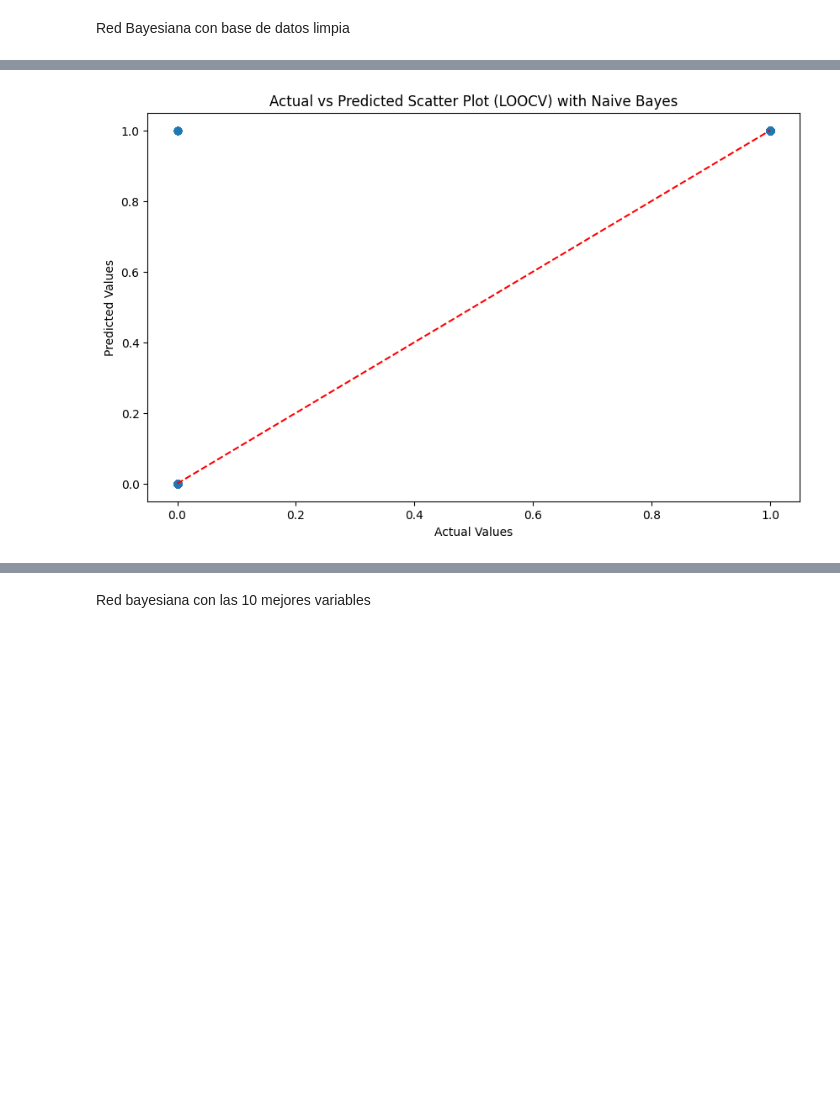
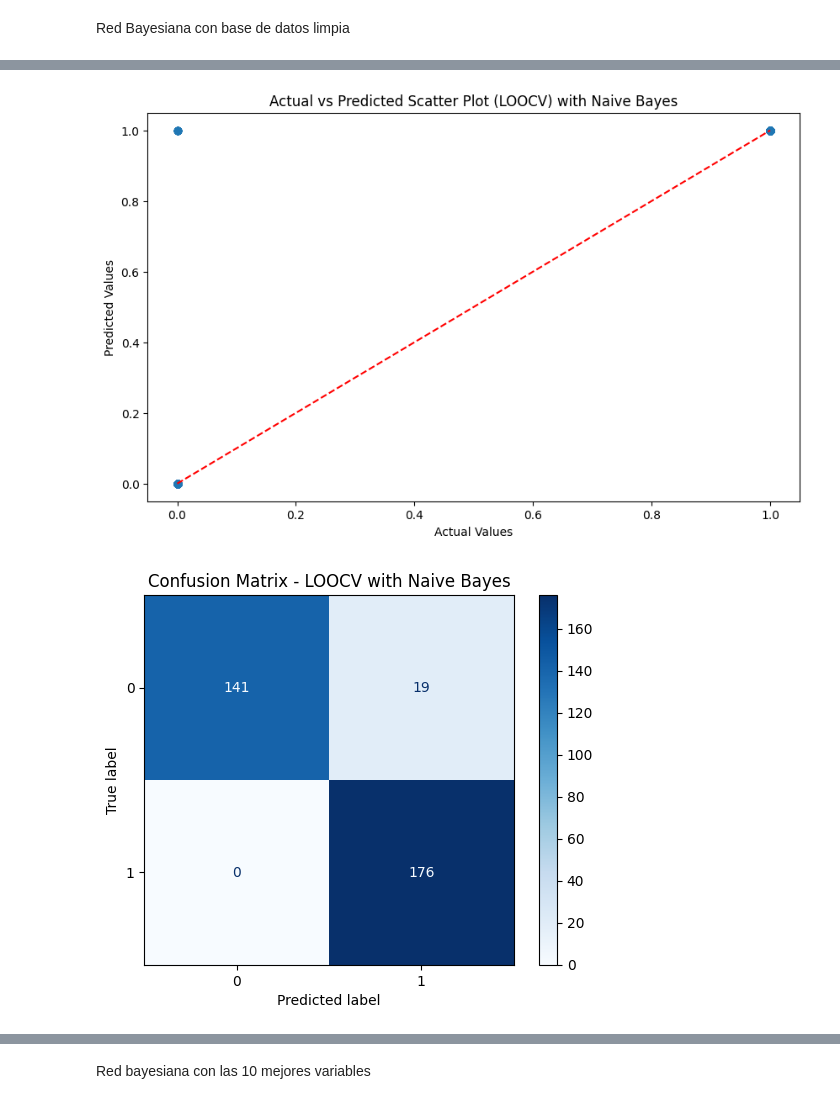
Before and after one commit to JaviDominn/TFG, a Jupyter notebook: Libreta Metodos.ipynb, the cells around one changed output, grey strips where cells are left out. Drawn from its saved outputs; the diff is of its cells as text; code cells hidden in the pictures; blank space fills up the shorter version.

```diff
--- a/Libreta Metodos.ipynb
+++ b/Libreta Metodos.ipynb
@@ -758,27 +757,22 @@ memory usage: 92.0 KB
 # %% [markdown]
 Red Bayesiana con base de datos limpia
 # %%
-# Convertimos la columna objetivo a numérico, si es necesario
-data_clean[target] = pd.to_numeric(data_clean[target], errors='coerce')
+from sklearn.impute import SimpleImputer
+from sklearn.naive_bayes import GaussianNB
+from sklearn.model_selection import LeaveOneOut
+from sklearn.metrics import mean_squared_error, confusion_matrix, ConfusionMatrixDisplay
+import matplotlib.pyplot as plt
 
-# Definimos x e y directamente
+# Definimos x e y directamente para el DataFrame limpio y preprocesado
 x = data_clean.drop(columns=[target])  # Eliminamos la columna objetivo para obtener las características
 y = data_clean[target]  # Definimos la columna objetivo
 
-# Continuamos con el proceso LOOCV y el modelo de Naive Bayes
-from sklearn.model_selection import LeaveOneOut
-from sklearn.naive_bayes import GaussianNB  # Usamos GaussianNB para una red bayesiana
-from sklearn.metrics import accuracy_score  # Cambiamos la métrica a accuracy
-import matplotlib.pyplot as plt
-
-# Configuración de Leave-One-Out
+# Configuración de Leave-One-Out y el modelo de Naive Bayes
 loo = LeaveOneOut()
-
-# Inicializamos el modelo de Naive Bayes
 bayesian_model = GaussianNB()
 
-# Listas para almacenar accuracy y predicciones de cada iteración
-accuracies = []
+# Listas para almacenar errores, valores reales y predicciones
+errors = []
 actual_values = []
 predicted_values = []
 
@@ -794,21 +788,21 @@ for train_index, test_index in loo.split(x):
     # Predicción en el conjunto de prueba
     y_pred = bayesian_model.predict(x_testClean)
 
-    # Cálculo de la precisión (accuracy) y almacenamiento
-    accuracy = accuracy_score(y_testClean, y_pred)
-    accuracies.append(accuracy)
+    # Cálculo del error cuadrático medio (MSE) y almacenamiento
+    error = mean_squared_error(y_testClean, y_pred)
+    errors.append(error)
 
     # Almacenar valores reales y predichos para graficar
     actual_values.append(y_testClean.values[0])
     predicted_values.append(y_pred[0])
 
     # Ejemplo de impresión de resultados en cada iteración
-    print(f"Test Index: {test_index}, Actual: {y_testClean.values}, Predicted: {y_pred}, Accuracy: {accuracy}")
+    print(f"Test Index: {test_index}, Actual: {y_testClean.values}, Predicted: {y_pred}, Error: {error}")
 
-# Cálculo de la precisión promedio después de todas las iteraciones
-mean_accuracy = sum(accuracies) / len(accuracies)
-print(f"\nMean Accuracy (LOOCV): {mean_accuracy}")
-errores.append(1-mean_accuracy)
+# Cálculo del error promedio y precisión después de todas las iteraciones
+mean_error = sum(errors) / len(errors)
+accuracy = 1 - mean_error
+print(f"\nAccuracy (1 - Mean Error): {accuracy}")
 
 # Graficar los resultados de valores reales vs predichos
 plt.figure(figsize=(10, 6))
@@ -820,12 +814,11 @@ plt.title("Actual vs Predicted Values in LOOCV with Naive Bayes")
 plt.legend()
 plt.show()
 
-# Gráfico de dispersión de valores reales vs valores predichos
-plt.figure(figsize=(10, 6))
-plt.scatter(actual_values, predicted_values, alpha=0.6)
-plt.plot([min(actual_values), max(actual_values)], [min(actual_values), max(actual_values)], 'r--')  # Línea de referencia
-plt.xlabel("Actual Values")
-plt.ylabel("Predicted Values")
-plt.title("Actual vs Predicted Scatter Plot (LOOCV) with Naive Bayes")
+
+# Matriz de Confusión
+conf_matrix = confusion_matrix(actual_values, predicted_values)
+disp = ConfusionMatrixDisplay(confusion_matrix=conf_matrix)
+disp.plot(cmap='Blues')
+plt.title("Confusion Matrix - LOOCV with Naive Bayes")
 plt.show()
 # %% [output]
@@ -849,2 +842,3 @@ Mean Accuracy (LOOCV): 0.9434523809523809
 [figure]
 [figure]
+[figure, added]
```
Also changed, not shown: parts of 5 cells of this notebook.
